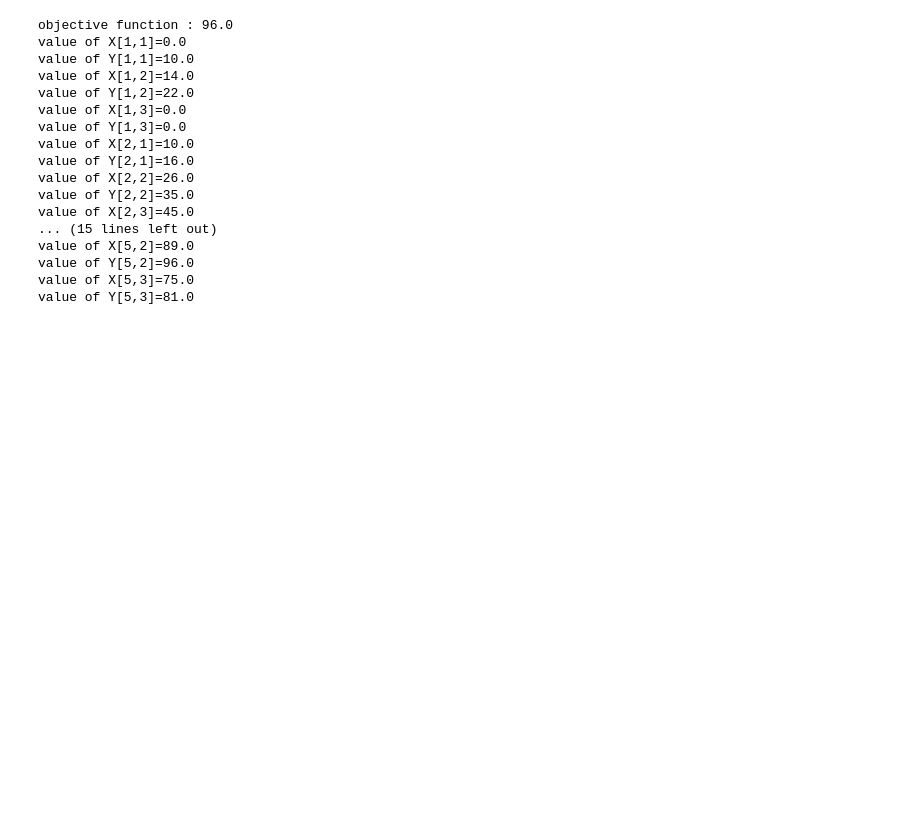
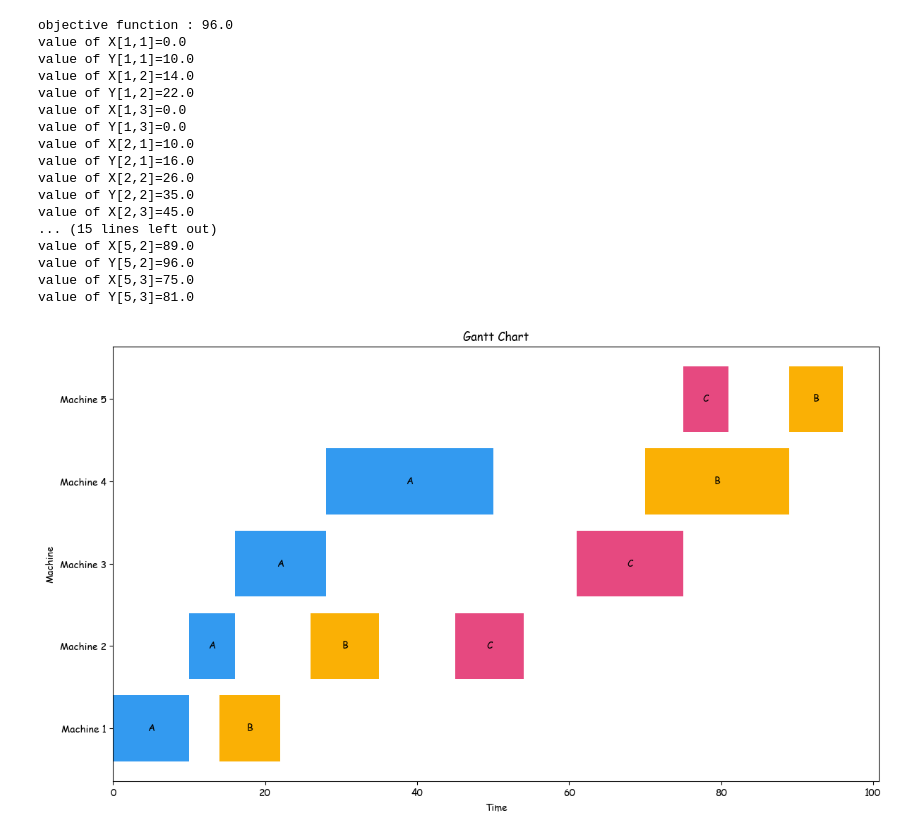
Before and after one commit to hadihe2002/pyomo, a Jupyter notebook: pyomo.ipynb, the cells around one changed output. Cells and saved outputs as stored; diff of their text form; code cells hidden in the pictures; blank space fills up the shorter version.

Commit message:
ADD: add gantt chart

```diff
--- a/pyomo.ipynb
+++ b/pyomo.ipynb
@@ -147,3 +148,28 @@ value of X[5,2]=89.0
 value of Y[5,2]=96.0
 value of X[5,3]=75.0
 value of Y[5,3]=81.0
+# %%
+import matplotlib.pyplot as plt
+import matplotlib
+
+fig, ax = plt.subplots(figsize=(14, 8))
+
+products_color = {1: "#339af0", 2:"#fab005", 3:"#e64980"}
+
+for x in model.machines:
+    for y in model.products:
+        ax.barh(f'Machine {x}', width = value(model.Y[x,y]) - value(model.X[x,y]), left = value(model.X[x,y]), color=products_color[y])
+        if (value(model.X[x,y]) != value(model.Y[x,y])):
+            ax.text(value(model.X[x,y]) + (value(model.Y[x,y]) - value(model.X[x,y])) / 2, x-1,f'{products_dict[y]}', va='center', ha='center')
+
+ax.set_xlabel('Time')
+ax.set_ylabel('Machine')
+ax.set_title('Gantt Chart')
+
+csfont = {'fontname':'Comic Sans MS'}
+matplotlib.rcParams['font.family'] = ["Comic Sans MS"]
+
+
+plt.show()
+# %% [output]
+[figure, added]
```
Also changed, not shown: parts of 2 cells of this notebook, 1 other file.
